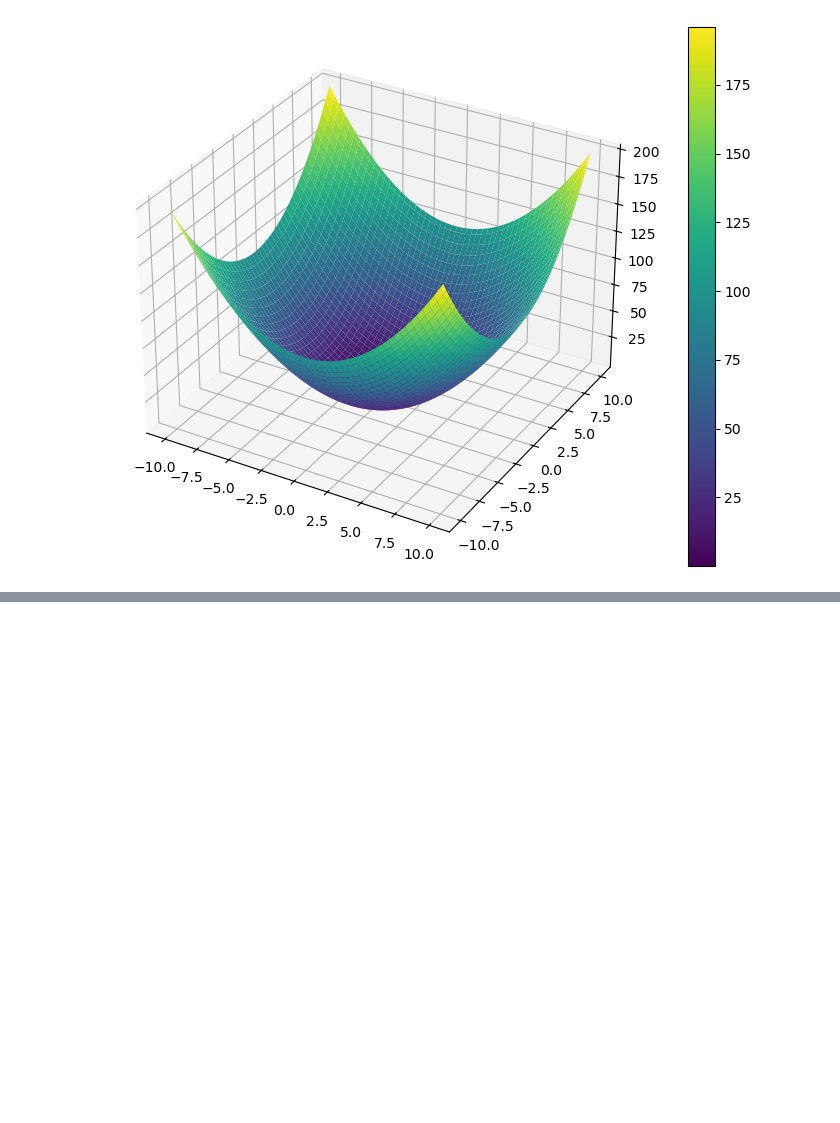
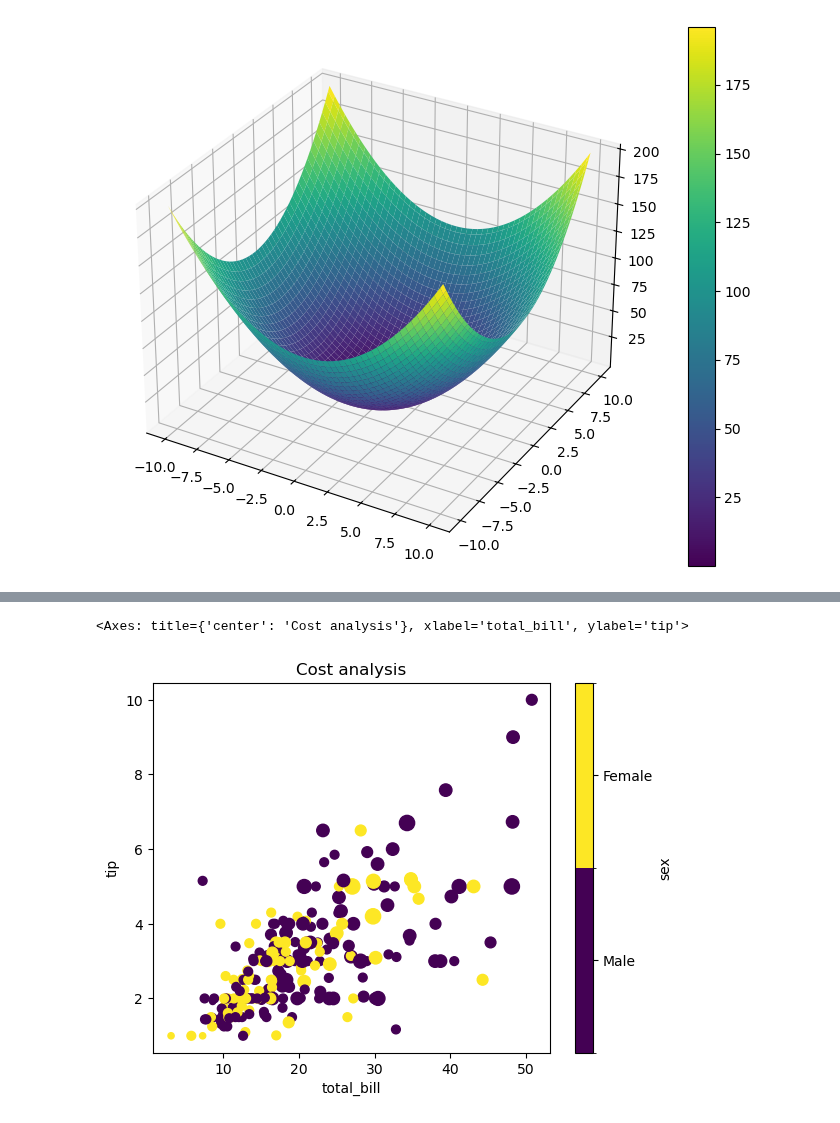
Before and after one commit to PK215012001/JupyterNotebooks, a Jupyter notebook: Matplotlib/Matplotlib_2.ipynb, the cells around one changed output, grey strips where cells are left out. Cells and saved outputs as stored; diff of their text form; code cells hidden in the pictures; blank space fills up the shorter version.

```diff
--- a/Matplotlib/Matplotlib_2.ipynb
+++ b/Matplotlib/Matplotlib_2.ipynb
@@ -179,0 +254,9 @@ fig.colorbar(p)
+# %%
+# we can plot graphs even more easily by using plot method in pandas but maynot be able to do that much customization as in matplotlib
+tips = sbs.load_dataset('tips')
+tips['size'] = tips['size'] * 20
+# %%
+tips.plot(kind = 'scatter', x = 'total_bill', y = 'tip', title = 'Cost analysis', c = 'sex', cmap = 'viridis', s = 'size')
+# %% [output]
+<Axes: title={'center': 'Cost analysis'}, xlabel='total_bill', ylabel='tip'>
+[figure, added]
```
Also changed, not shown: parts of 20 cells of this notebook.
